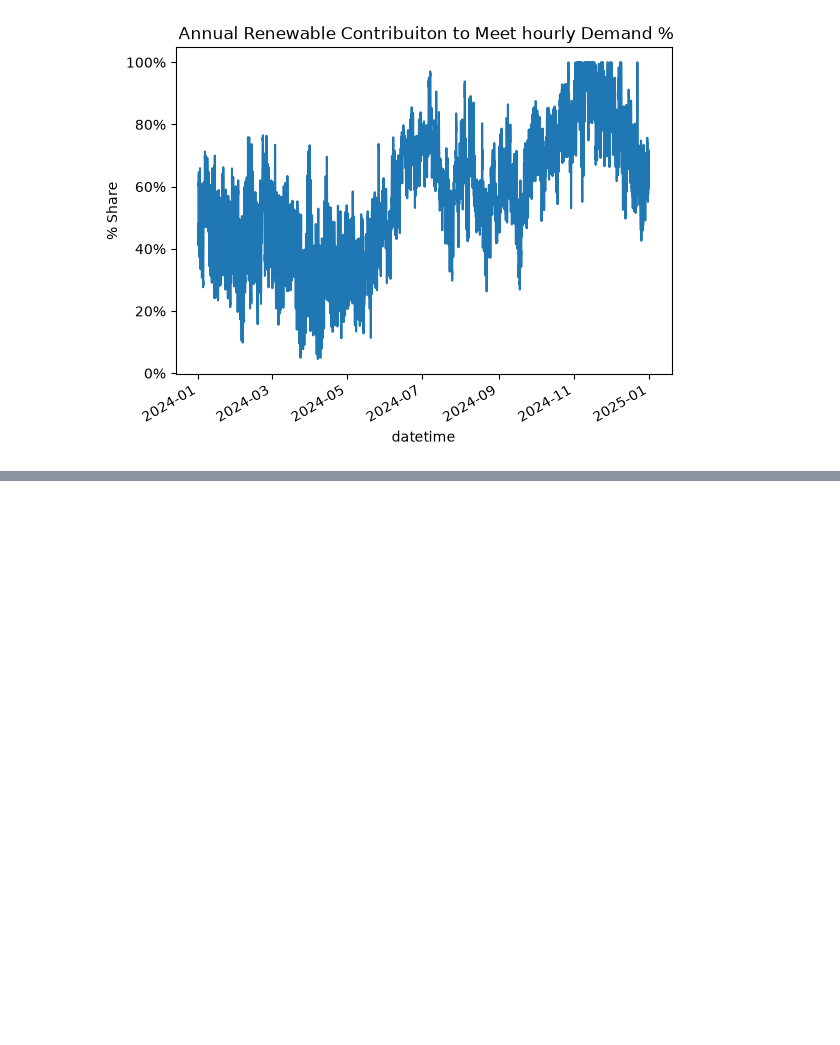
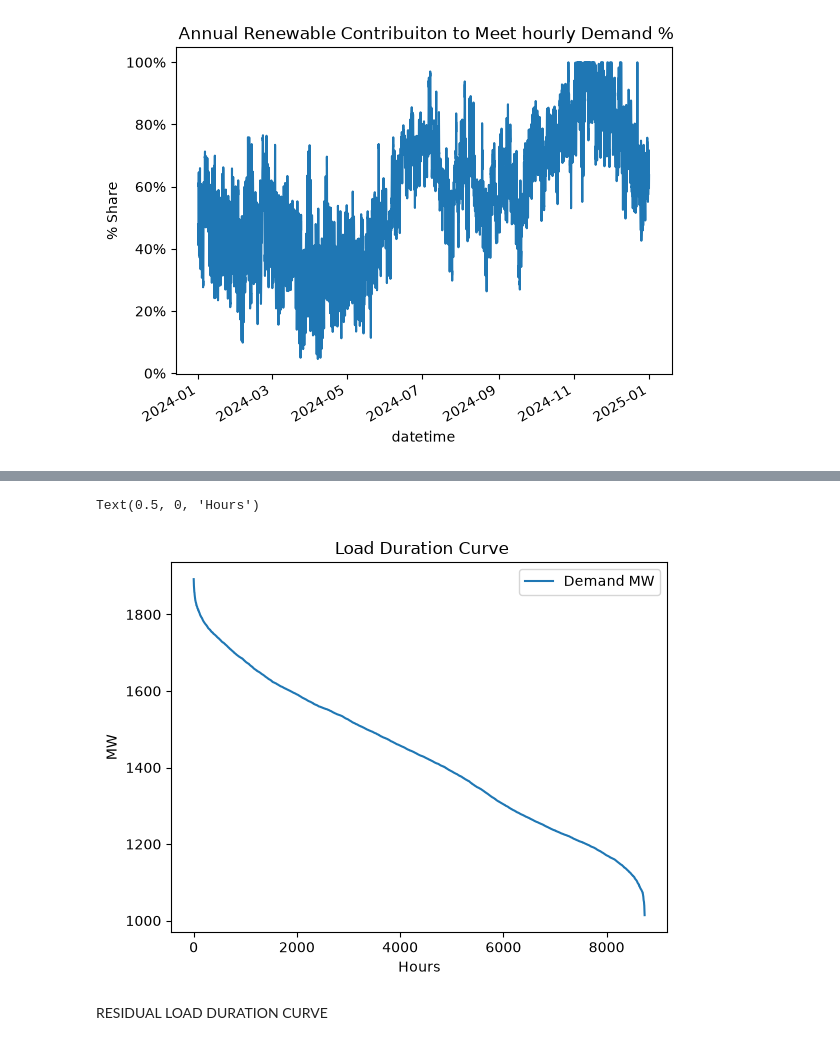
Before and after one commit to jorgeluisti07/RENEWABLE-SHARE-IN-PANAMA, a Jupyter notebook: RENEWABLES SHARE IN PANAMA.ipynb, the cells around one changed output, grey strips where cells are left out. Drawn from its saved outputs; the diff is of its cells as text; code cells hidden in the pictures; blank space fills up the shorter version.

```diff
--- a/RENEWABLES SHARE IN PANAMA.ipynb
+++ b/RENEWABLES SHARE IN PANAMA.ipynb
@@ -191,0 +194,7 @@ Text(0.5, 1.0, ' Annual Renewable Contribuiton to Meet hourly Demand %')
+# %%
+df_electricity_demand = df[["Demand MW"]]
+# %%
+df_electricity_demand.sort_values( by = "Demand MW", ascending = False, inplace = True)
+# %%
+df_electricity_demand.index = np.arange (1, 8737)
+df_electricity_demand
@@ -191,0 +215,10 @@ Text(0.5, 1.0, ' Annual Renewable Contribuiton to Meet hourly Demand %')
+# %%
+df_electricity_demand.plot()
+plt.title(" Load Duration Curve")
+plt.ylabel("MW")
+plt.xlabel("Hours")
+# %% [output]
+Text(0.5, 0, 'Hours')
+[figure, added]
+# %% [markdown]
+RESIDUAL LOAD DURATION CURVE
```
Also changed, not shown: parts of 16 cells of this notebook, 1 other file.
